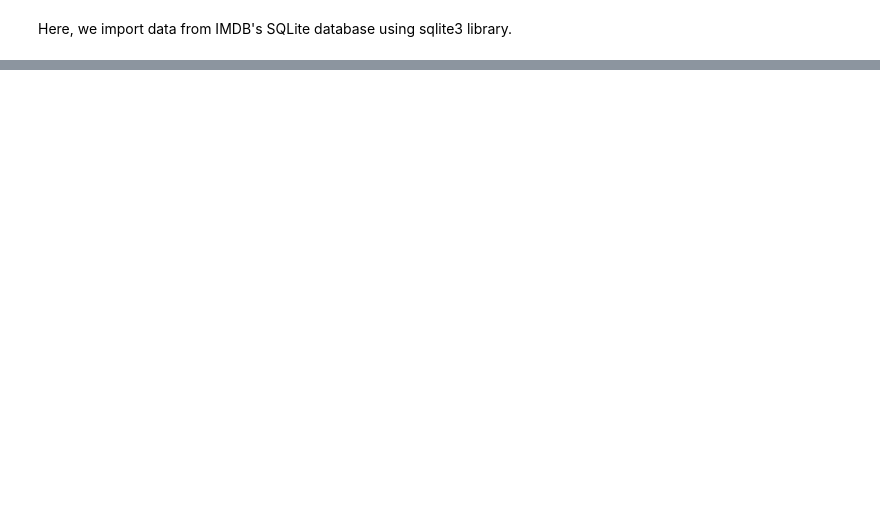
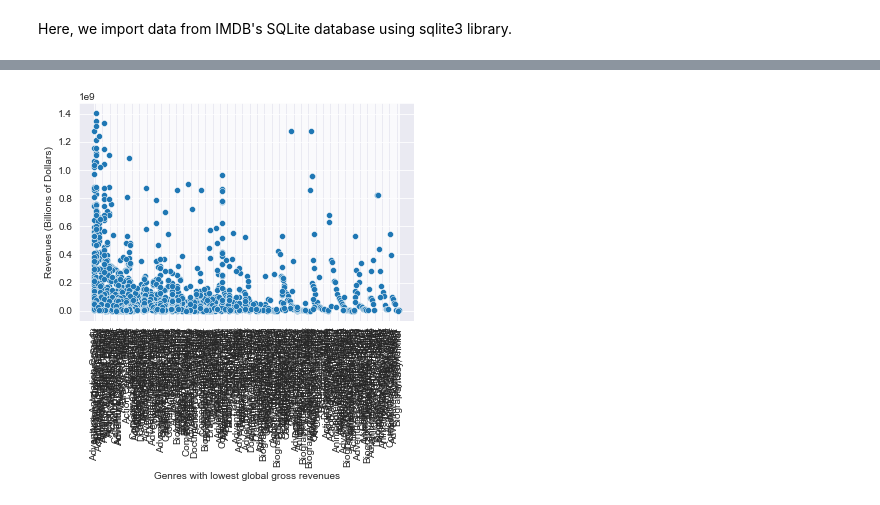
Before and after one commit to mahanabba/Pod_3_Capstone, a Jupyter notebook: student.ipynb, the cells around one changed output, grey strips where cells are left out. Saved outputs shown, nothing was run; the diff lists cells and outputs as text; code cells hidden in the pictures; blank space fills up the shorter version.

```diff
--- a/student.ipynb
+++ b/student.ipynb
@@ -139,0 +207,4 @@ bomDF.shape
+# %%
+full_merge['global_sum'] = full_merge['domestic_gross'] + full_merge['foreign_gross']
+# %%
+full_merge['global_sum'] = full_merge['global_sum'].astype(float)
@@ -139,0 +221,10 @@ bomDF.shape
+# %%
+# Using seaborn library, we plot the 50 sample set from the dataset "full_merge" with the highest revenues
+# X axis represents all genres distributed within the 50 sample set.
+# Y axis represents the revenues values.
+sns.set_style("darkgrid")
+sns.scatterplot(data=full_merge_max, x="genres", y="global_sum");
+plt.xticks(rotation=90);
+plt.xlabel("Genres");
+plt.ylabel("Gross (Billions of dollars)");
+plt.title("Highest gross genres");
@@ -139,0 +237,10 @@ bomDF.shape
+# %%
+# Using seaborn library, we plot the 50 sample set from the dataset "full_merge" with the lowest revenues
+# X axis represents all genres distributed within the 50 sample set.
+# Y axis represents the revenues values.
+sns.set_style("darkgrid")
+sns.scatterplot(data=full_merge_min, x="genres", y="global_sum", );
+plt.xticks(rotation=90);
+plt.xlabel("Genres");
+plt.ylabel("Gross (dollars)");
+plt.title("Lowest gross genres");
@@ -139,0 +344,8 @@ bomDF.shape
+# %%
+sns.set_style("darkgrid");
+sns.scatterplot(data=full_merge, x="genres", y="global_sum", );
+plt.xticks(rotation=90);
+plt.xlabel("Genres with lowest global gross revenues");
+plt.ylabel("Revenues (Billions of Dollars)");
+# %% [output]
+[figure, added]
```
Also changed, not shown: parts of 74 cells of this notebook.
